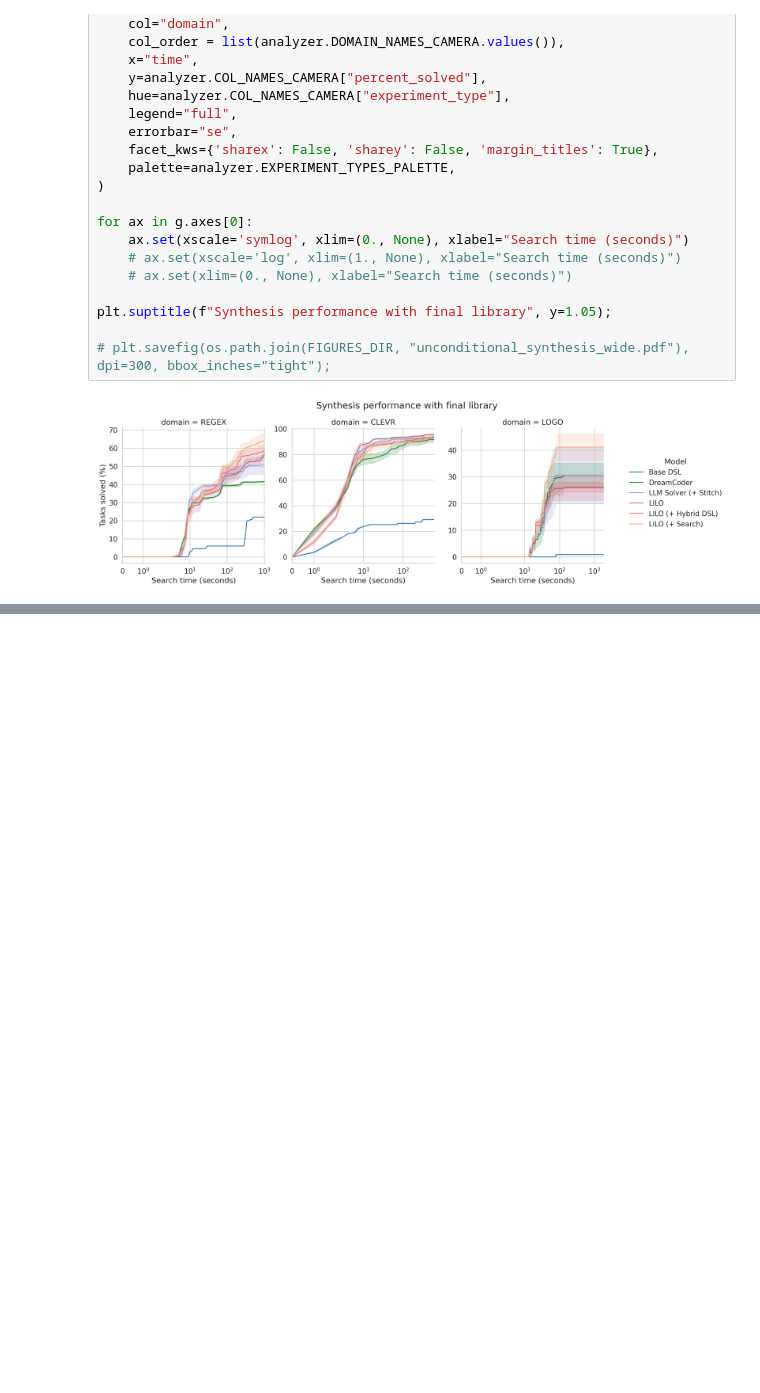
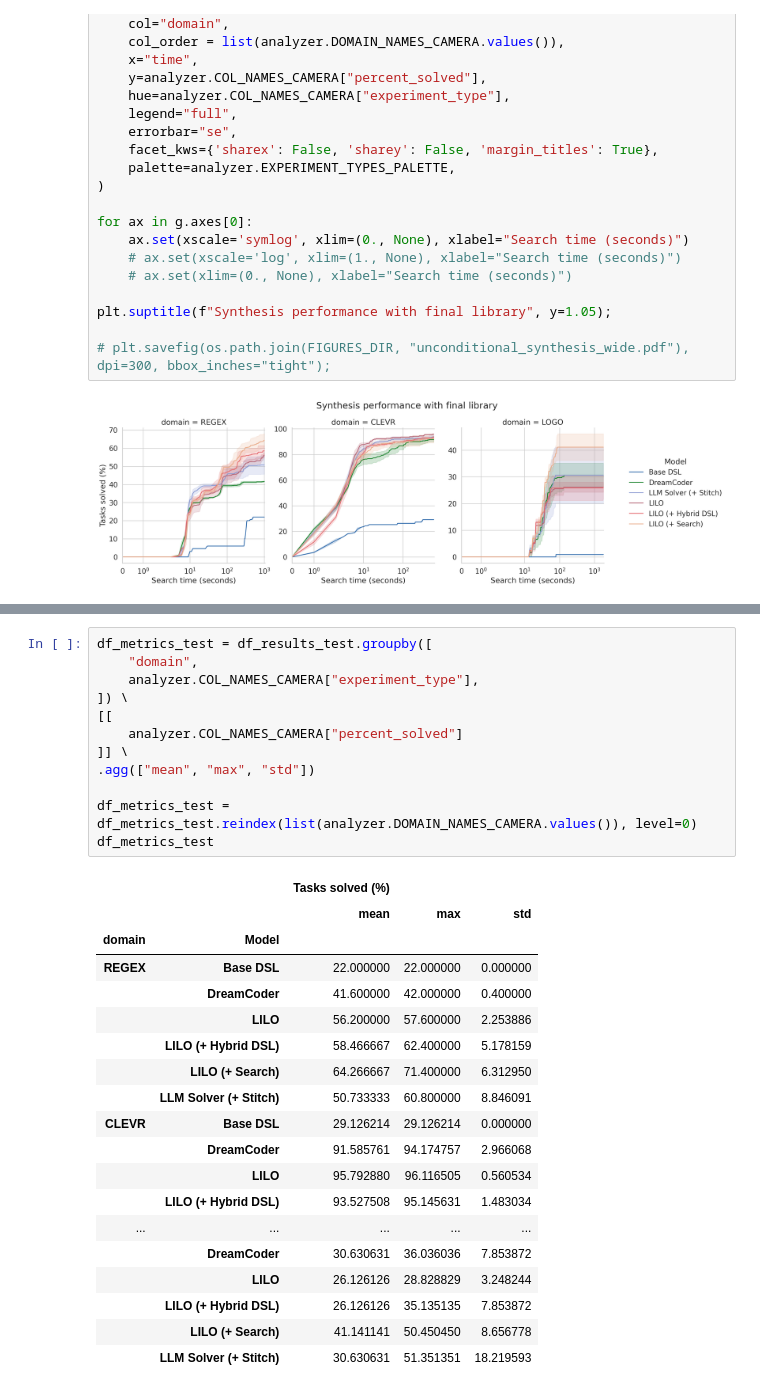
Before and after one commit to gabegrand/lilo, a Jupyter notebook: analysis/analyze_library_evaluation.ipynb, the cells around one changed output, grey strips where cells are left out. Drawn from its saved outputs; the diff is of its cells as text; blank space fills up the shorter version.

```diff
--- a/analysis/analyze_library_evaluation.ipynb
+++ b/analysis/analyze_library_evaluation.ipynb
@@ -115,0 +150,32 @@ plt.suptitle(f"Synthesis performance with final library", y=1.05);
+# %%
+df_metrics_test = df_results_test.groupby([
+    "domain",
+    analyzer.COL_NAMES_CAMERA["experiment_type"],
+]) \
+[[
+    analyzer.COL_NAMES_CAMERA["percent_solved"]
+]] \
+.agg(["mean", "max", "std"])
+
+df_metrics_test = df_metrics_test.reindex(list(analyzer.DOMAIN_NAMES_CAMERA.values()), level=0)
+df_metrics_test
+# %% [output]
+|  |  | Tasks solved (%) |  |  |
+|  |  | mean | max | std |
+| domain | Model |  |  |  |
+| REGEX | Base DSL | 22.000000 | 22.000000 | 0.000000 |
+|  | DreamCoder | 41.600000 | 42.000000 | 0.400000 |
+|  | LILO | 56.200000 | 57.600000 | 2.253886 |
+|  | LILO (+ Hybrid DSL) | 58.466667 | 62.400000 | 5.178159 |
+|  | LILO (+ Search) | 64.266667 | 71.400000 | 6.312950 |
+|  | LLM Solver (+ Stitch) | 50.733333 | 60.800000 | 8.846091 |
+| CLEVR | Base DSL | 29.126214 | 29.126214 | 0.000000 |
+|  | DreamCoder | 91.585761 | 94.174757 | 2.966068 |
+|  | LILO | 95.792880 | 96.116505 | 0.560534 |
+|  | LILO (+ Hybrid DSL) | 93.527508 | 95.145631 | 1.483034 |
+| ... | ... | ... | ... | ... |
+|  | DreamCoder | 30.630631 | 36.036036 | 7.853872 |
+|  | LILO | 26.126126 | 28.828829 | 3.248244 |
+|  | LILO (+ Hybrid DSL) | 26.126126 | 35.135135 | 7.853872 |
+|  | LILO (+ Search) | 41.141141 | 50.450450 | 8.656778 |
+|  | LLM Solver (+ Stitch) | 30.630631 | 51.351351 | 18.219593 |
```
Also changed, not shown: parts of 5 cells of this notebook, 1 other file.
